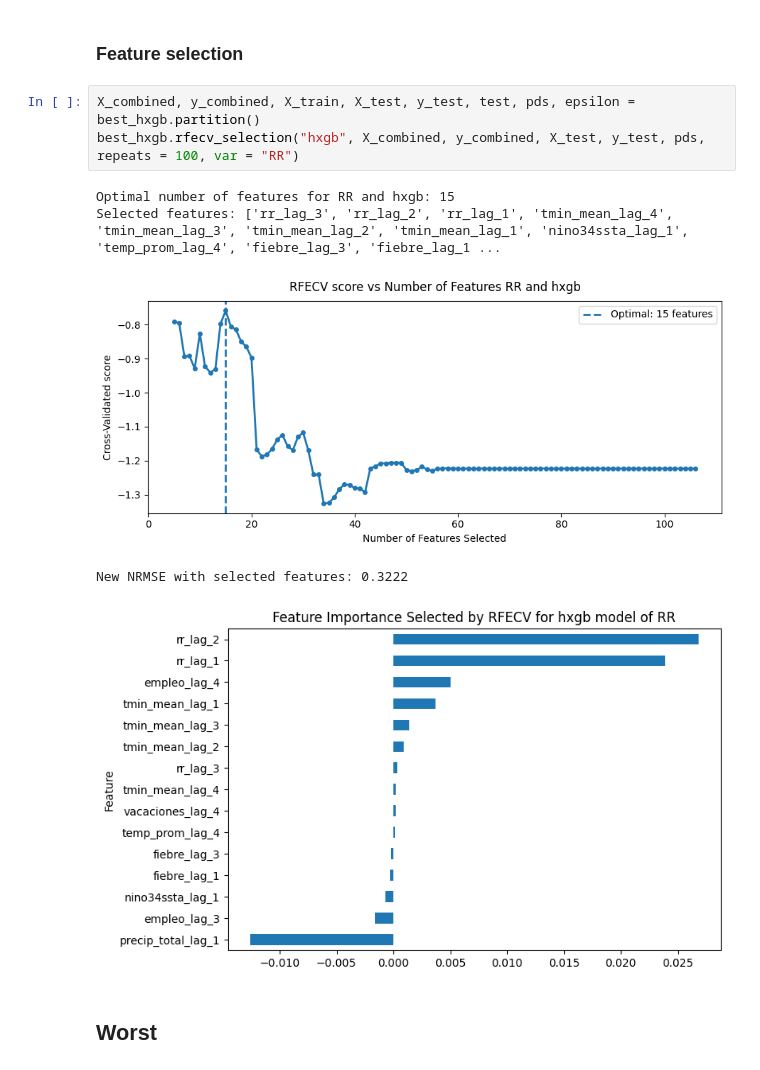
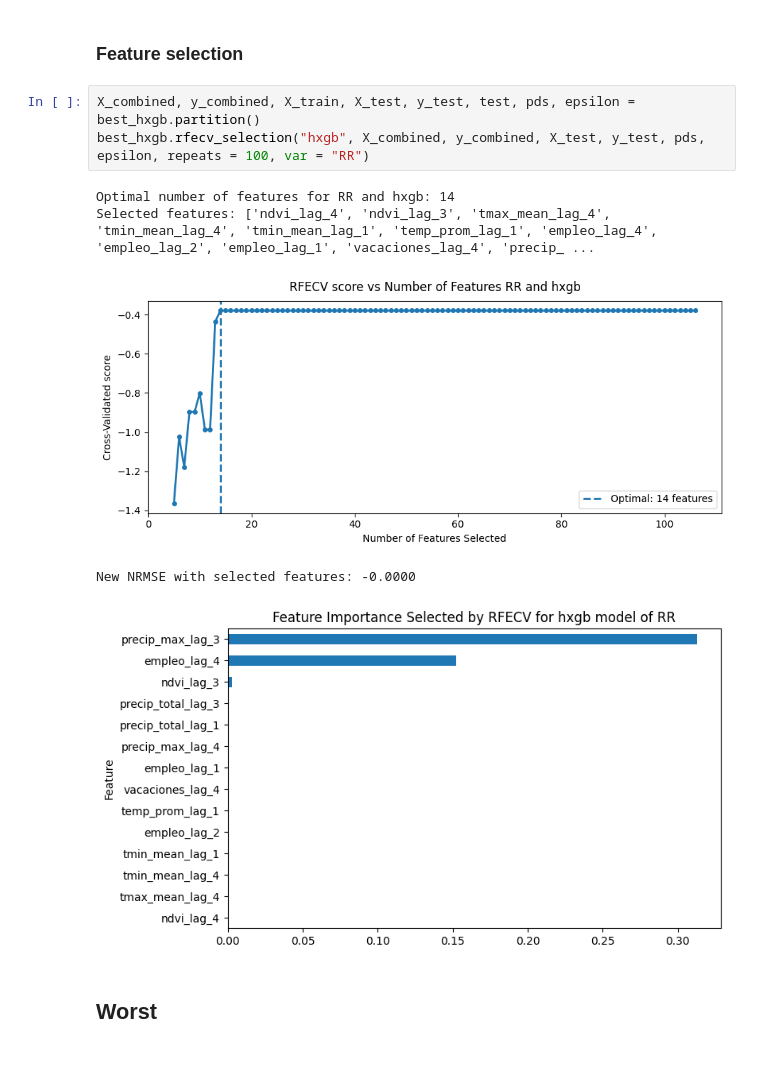
Before and after one commit to artisticlimon/dengue-model, a Jupyter notebook: models/model_scripts/models_for_each_canton.ipynb, the cells around one changed output. Drawn from its saved outputs; the diff is of its cells as text.

```diff
--- a/models/model_scripts/models_for_each_canton.ipynb
+++ b/models/model_scripts/models_for_each_canton.ipynb
@@ -2042,13 +1365,13 @@ best_hxgb.var_importance(X_test, y_test, "hxgb", repeats = 100, var = "RR")
 ### Feature selection
 # %%
 X_combined, y_combined, X_train, X_test, y_test, test, pds, epsilon = best_hxgb.partition()
-best_hxgb.rfecv_selection("hxgb", X_combined, y_combined, X_test, y_test, pds, repeats = 100, var = "RR")
+best_hxgb.rfecv_selection("hxgb", X_combined, y_combined, X_test, y_test, pds,  epsilon, repeats = 100, var = "RR")
 # %% [output]
-Optimal number of features for RR and hxgb: 15
-Selected features: ['rr_lag_3', 'rr_lag_2', 'rr_lag_1', 'tmin_mean_lag_4', 'tmin_mean_lag_3', 'tmin_mean_lag_2', 'tmin_mean_lag_1', 'nino34ssta_lag_1', 'temp_prom_lag_4', 'fiebre_lag_3', 'fiebre_lag_1 ...
+Optimal number of features for RR and hxgb: 14
+Selected features: ['ndvi_lag_4', 'ndvi_lag_3', 'tmax_mean_lag_4', 'tmin_mean_lag_4', 'tmin_mean_lag_1', 'temp_prom_lag_1', 'empleo_lag_4', 'empleo_lag_2', 'empleo_lag_1', 'vacaciones_lag_4', 'precip_ ...
-[figure, old version]
+[figure, new version]
-New NRMSE with selected features: 0.3222
+New NRMSE with selected features: -0.0000
-[figure, old version]
+[figure, new version]
 # %% [markdown]
 ## Worst
 # %%
```
Also changed, not shown: parts of 61 cells of this notebook.
